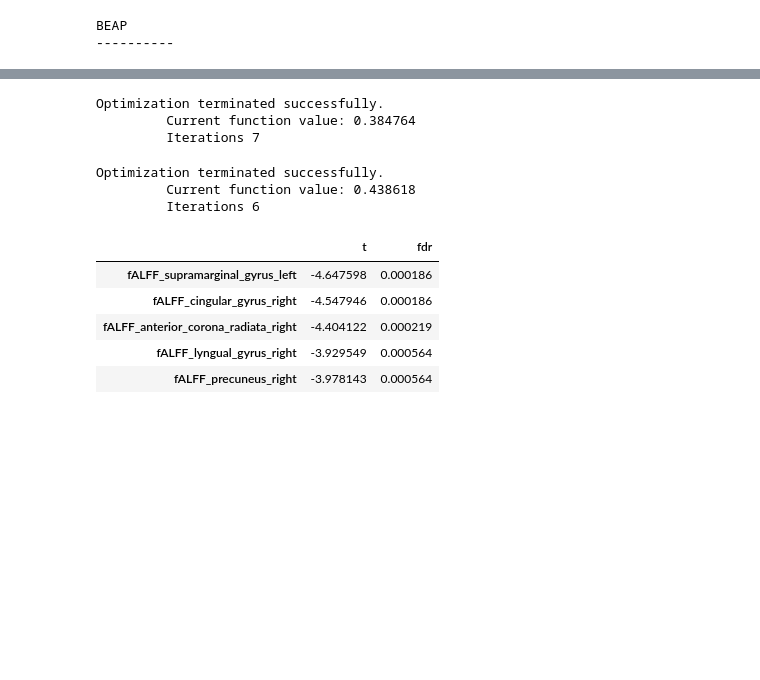
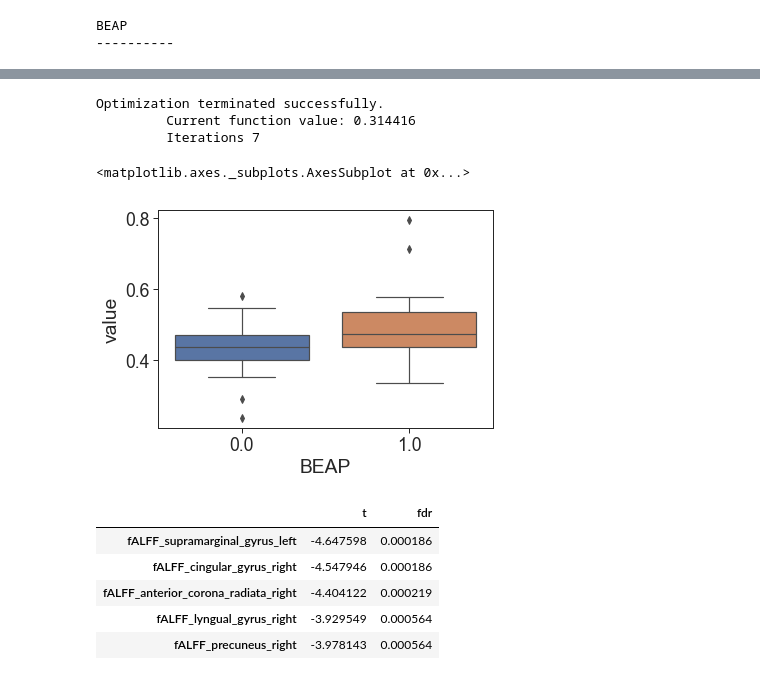
Before and after one commit to qinqian/neonatal_neuroimaging_scratch_codes, a Jupyter notebook: multi_modal/figure3_BEAP.ipynb, the cells around one changed output, grey strips where cells are left out. Drawn from its saved outputs; the diff is of its cells as text; code cells hidden in the pictures; blank space fills up the shorter version.

```diff
--- a/multi_modal/figure3_BEAP.ipynb
+++ b/multi_modal/figure3_BEAP.ipynb
@@ -189,34 +341,42 @@ leave1_ttest.to_csv("Figure3_BEAP_top_regions.csv")
 # %%
-features = leave1_ttest.index[:5].tolist()+['Peak_TSB', 'GA', 'CGA', 'bw', 'sex']
-beap_features_select = StandardScaler().fit_transform(beap_features.loc[:, features])
-beap_features_select = pd.DataFrame(beap_features_select, columns=features)
+coefs = pd.DataFrame(result_stat.tables[1].data[1:], columns=result_stat.tables[1].data[0])
+features_list = list(coefs.loc[coefs.iloc[:, 4].astype(float)<0.1].iloc[:, 0][1:].values)
+
+beap_features_select = StandardScaler().fit_transform(beap_features.loc[:, features_list])
+beap_features_select = pd.DataFrame(beap_features_select, index=beap_features.index, columns=features_list)
 
 data_statsmodel = pd.concat([beap_features_select, beap], axis=1)
-x = '+'.join(list(beap_features_select.columns.values))
-result = smf.logit(f'BEAP ~ {x}', data=data_statsmodel)
+data_statsmodel.columns = list(coefs.loc[coefs.iloc[:, 4].astype(float)<0.1].iloc[:, 0][1:].values) + ['BEAP']
+
+x = '+'.join(list(data_statsmodel.columns.values[:-1]))
+result = smf.logit(f'{name} ~ {x}', data=data_statsmodel)
 result_fit = result.fit()
 result_stat = result_fit.summary()
+
 name = "BEAP"
-i = 1
-pd.DataFrame(result_stat.tables[0].data).to_csv(f"Figure3_{name}_reg_round{i}_perf.csv")
+i = 4
+pd.DataFrame(result_stat.tables[0].data).to_csv(f"Figure3_{name}_reg_round{i}_perf1.csv")
 pd.DataFrame(result_stat.tables[1].data).to_csv(f"Figure3_{name}_reg_round{i}_coef.csv")
+result_stat
+mmm = pd.DataFrame([ roc_auc_score(beap, result_fit.predict()),
+  average_precision_score(beap, result_fit.predict()),
+  f1_score(beap, result_fit.predict()>ratio),
+
+  precision_score(beap, result_fit.predict()>ratio),
+  recall_score(beap, result_fit.predict()>ratio),
+  specificity_loss_func(beap, result_fit.predict()>ratio),
+  fpr_loss_func(beap, result_fit.predict()>ratio)
+], index=['AUC', 'PRAUC', "F1", "Precision", "Recall", "Specificity", "FPR"])
+mmm.to_csv(f'Figure3_{name}_reg_round{i}_perf2.csv')
 # %% [output]
 Optimization terminated successfully.
-         Current function value: 0.384764
+         Current function value: 0.314416
          Iterations 7
-# %%
-result = smf.logit(f'BEAP ~ fALFF_supramarginal_gyrus_left', data=data_statsmodel)
-result_fit = result.fit()
-result_stat = result_fit.summary()
-result_stat
-name = "BEAP"
-i = 2
-pd.DataFrame(result_stat.tables[0].data).to_csv(f"Figure3_{name}_reg_round{i}_perf.csv")
-pd.DataFrame(result_stat.tables[1].data).to_csv(f"Figure3_{name}_reg_round{i}_coef.csv")
-# %% [output]
-Optimization terminated successfully.
-         Current function value: 0.438618
-         Iterations 6
+# %%
+sns.boxplot(x="BEAP", y="value", data=pd.DataFrame([beap_features.loc[:, 'ICVF_superior_corona_radiata_right'], beap]).T.melt(id_vars=['BEAP']))
+# %% [output]
+<matplotlib.axes._subplots.AxesSubplot at 0x...>
+[figure, added]
 # %%
 jhu_annotations = pd.read_csv('../../data/Atlas/jhu_atlas_neonate/label_JHU-neonate-SS_seg.csv', header=None)
 jhu_annotations_dict = {}
```
Also changed, not shown: parts of 17 cells of this notebook, 5 other files.
